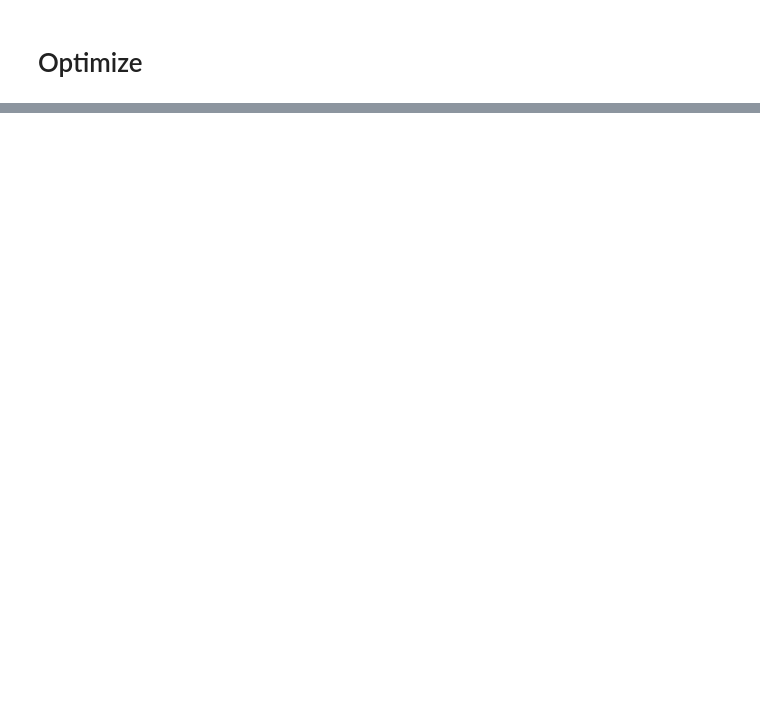
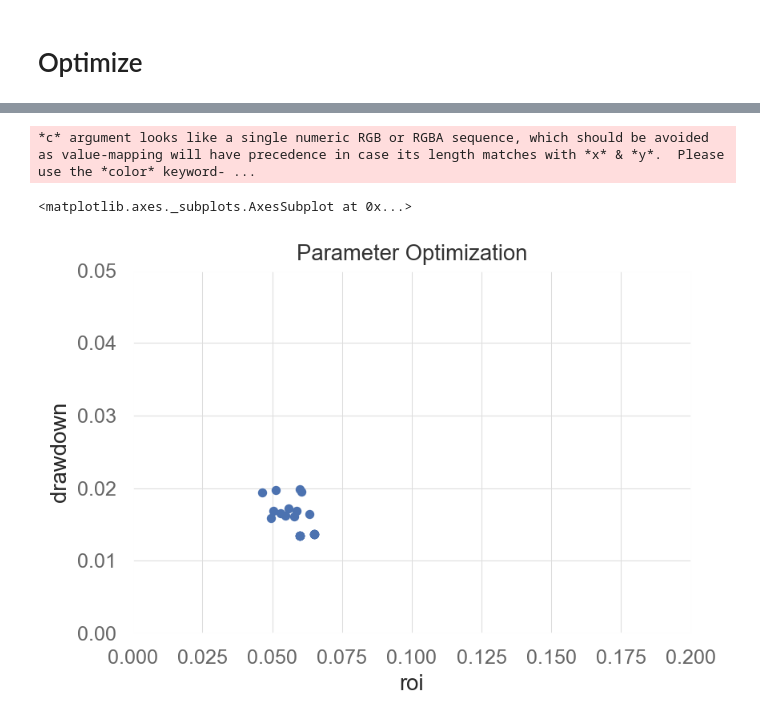
Before and after one commit to jamesfulford/biggest-losers, a Jupyter notebook: src/strat/apples/Apples_Backtest_Detail.ipynb, the cells around one changed output, grey strips where cells are left out. Saved outputs shown, nothing was run; the diff lists cells and outputs as text; code cells hidden in the pictures; blank space fills up the shorter version.

```diff
--- a/src/strat/apples/Apples_Backtest_Detail.ipynb
+++ b/src/strat/apples/Apples_Backtest_Detail.ipynb
@@ -411,0 +446,18 @@ for strategy in list(sorted(backtest_results, key=get_roi, reverse=True))[:10]:
+# %%
+import pandas as pd
+
+def build_row(strategy):
+  analysis = strategy.analyzers.tradeanalyzer.get_analysis()
+  row = {
+    'roi': get_roi(strategy),
+    'drawdown': get_max_drawdown(strategy),
+    'trades': analysis['total']['total'],
+    'average_$': analysis['pnl']['gross']['average'],
+    'win_rate': analysis['won']['total'] / analysis['total']['total'],
+    'average_win_$': analysis['won']['pnl']['average'],
+    'average_loss_$': analysis['lost']['pnl']['average'],
+    'params': strategy.p.__dict__
+  }
+  row.update(strategy.p.__dict__)
+  return row
+results = pd.DataFrame([build_row(strategy) for strategy in sorted(backtest_results, key=get_roi, reverse=True) if strategy.analyzers.tradeanalyzer.get_analysis()['total']['total'] > 0])
@@ -411,0 +474,4 @@ for strategy in list(sorted(backtest_results, key=get_roi, reverse=True))[:10]:
+# %%
+mpl.rcParams['figure.dpi'] = 150
+results.plot(x='roi', y='drawdown', kind='scatter', xlim=(0, .2), ylim=(0, .05), title="Parameter Optimization")
+# %% [output]
@@ -411,0 +480,3 @@ for strategy in list(sorted(backtest_results, key=get_roi, reverse=True))[:10]:
+*c* argument looks like a single numeric RGB or RGBA sequence, which should be avoided as value-mapping will have precedence in case its length matches with *x* & *y*.  Please use the *color* keyword- ...
+<matplotlib.axes._subplots.AxesSubplot at 0x...>
+[figure, added]
```
Also changed, not shown: parts of 15 cells of this notebook.
